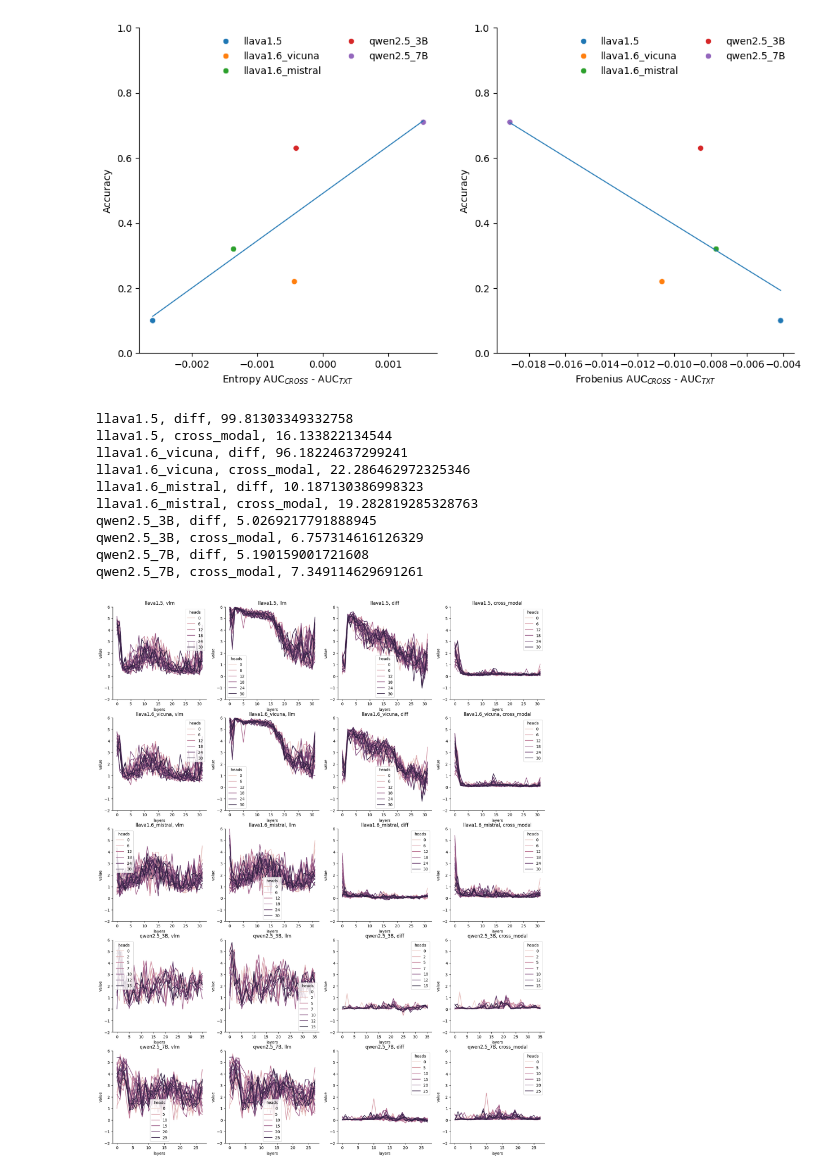
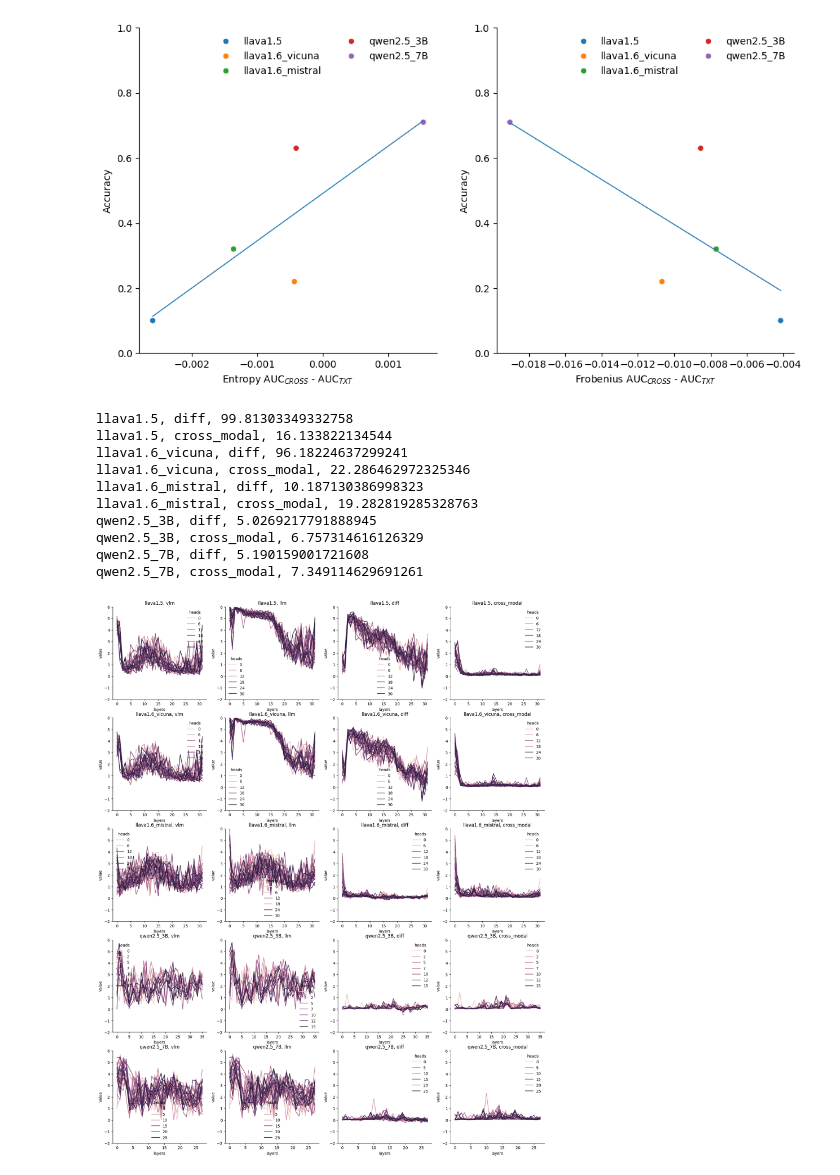
Before and after one commit to PRBorole/MALT, a Jupyter notebook: notebooks/attention/MATE_llava7B_attention.ipynb, the cells around one changed output. Drawn from its saved outputs; the diff is of its cells as text; code cells hidden in the pictures.

```diff
--- a/notebooks/attention/MATE_llava7B_attention.ipynb
+++ b/notebooks/attention/MATE_llava7B_attention.ipynb
@@ -295,32 +295,34 @@ for idx, model in enumerate(model_ls):
             hue='heads',
             errorbar=("pi", pi),
             # style='prompt',
             ax=ax[idx][jdx],
         )
         b.set_title(f'{model}, {mat}')
         b.set(ylim=(-2,6))
 
         if mat=='diff' or mat=='cross_modal':
             print(f"{model}, {mat}, {np.linalg.norm(plot_df['value'],ord=2)}")
+        b.legend(frameon=False, title='heads')
+
 
         # b = sns.heatmap(
         #     data=plot_df[['value', 'heads', 'layers']].pivot(index='heads', columns='layers'),
         #     ax=ax[1][jdx]
         # )
         # b.set_title(mat)
 
 
 sns.despine(top=True, right=True)
 # %% [output]
 llava1.5, diff, 99.81303349332758
 llava1.5, cross_modal, 16.133822134544
 llava1.6_vicuna, diff, 96.18224637299241
 llava1.6_vicuna, cross_modal, 22.286462972325346
 llava1.6_mistral, diff, 10.187130386998323
 llava1.6_mistral, cross_modal, 19.282819285328763
 qwen2.5_3B, diff, 5.0269217791888945
 qwen2.5_3B, cross_modal, 6.757314616126329
 qwen2.5_7B, diff, 5.190159001721608
 qwen2.5_7B, cross_modal, 7.349114629691261
-[figure, old version]
+[figure, new version]
 # %%
```
Also changed, not shown: parts of 1 cell of this notebook, 3 other files.
